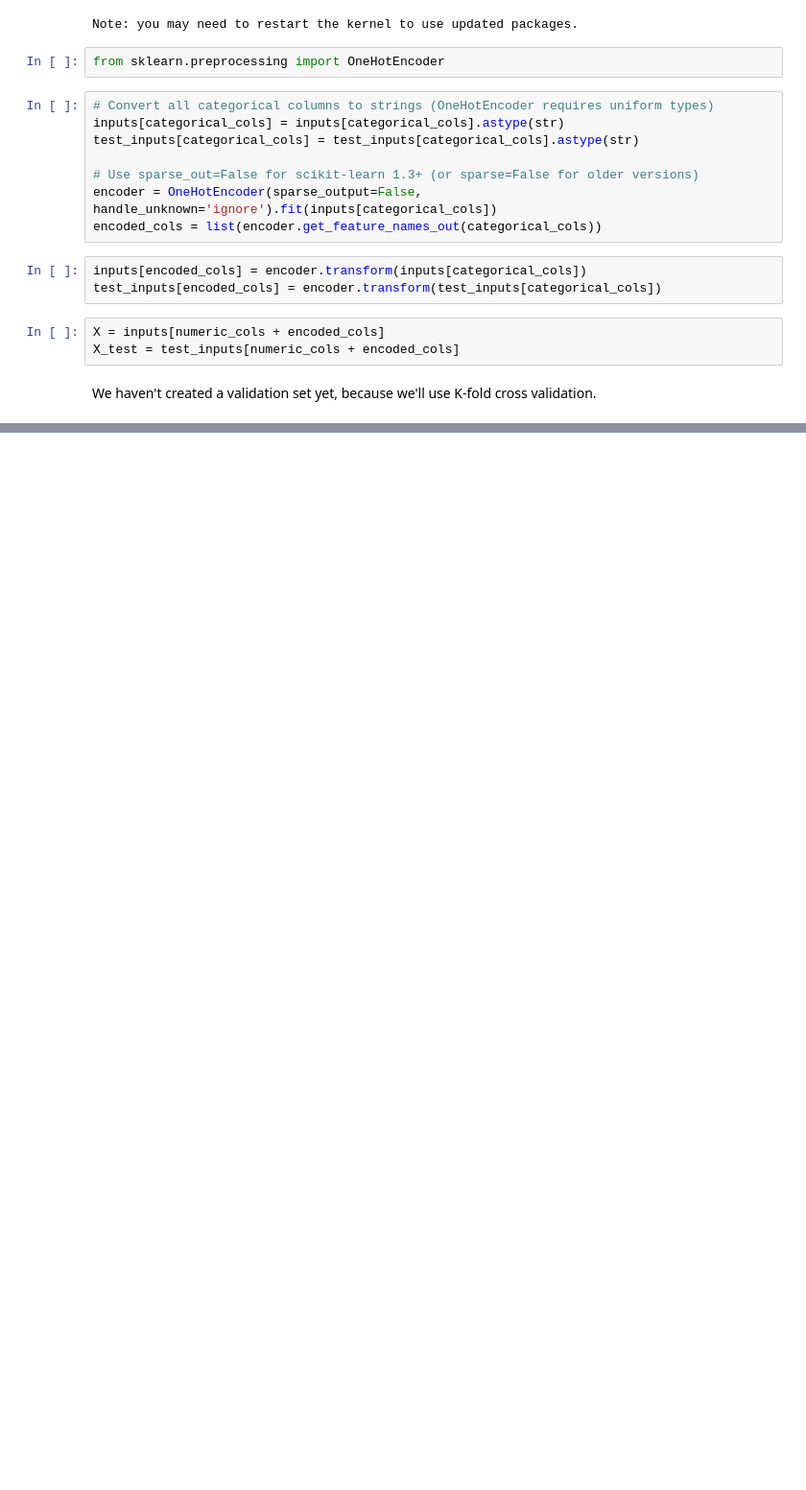
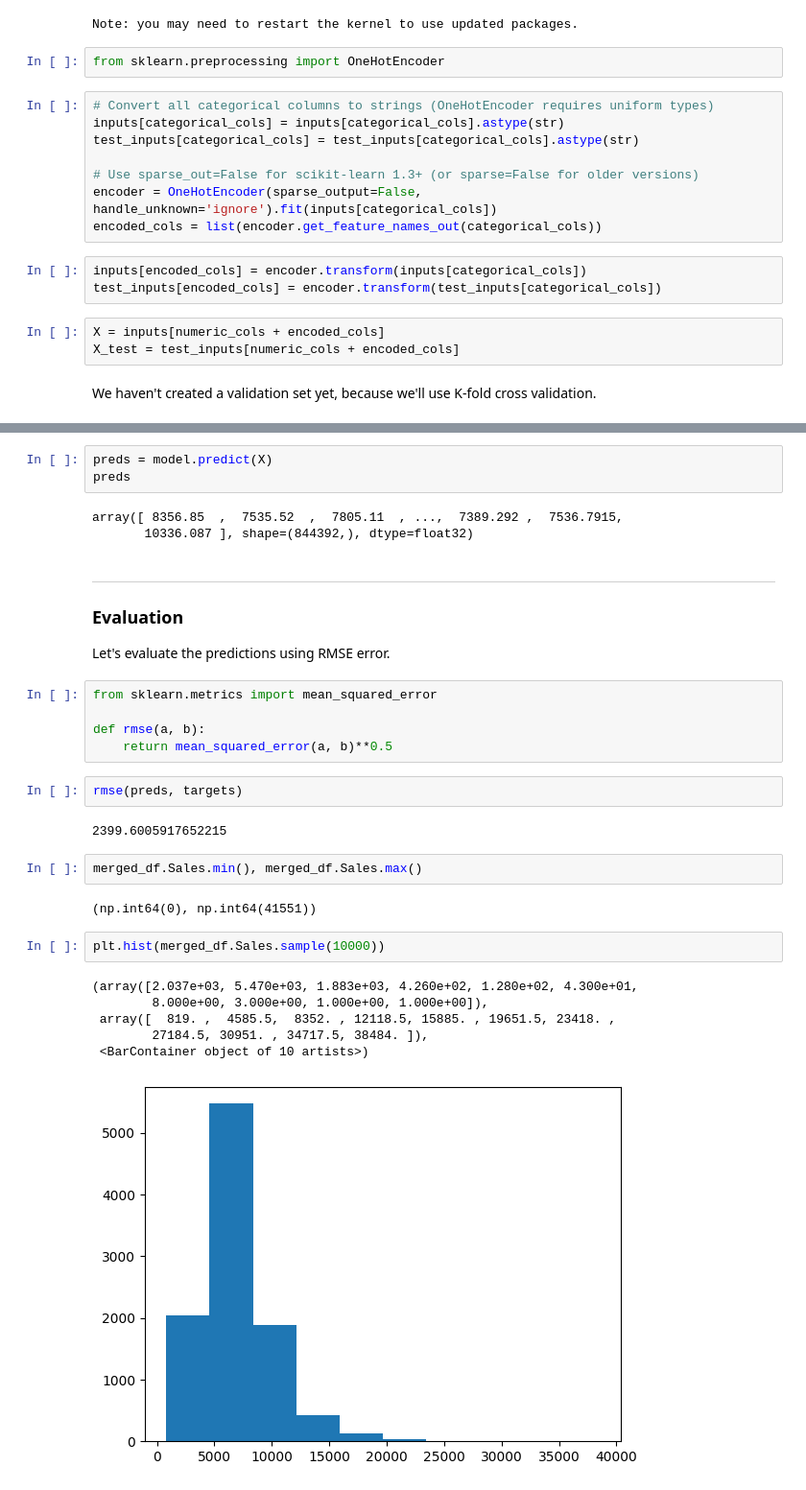
Before and after one commit to McLight-Note/AI-self-study, a Jupyter notebook: Project_12_Repeating/GradientBoosting/file.ipynb, the cells around one changed output, grey strips where cells are left out. Shown at 96% size. Cells and saved outputs as stored; diff of their text form; blank space fills up the shorter version.

```diff
--- a/Project_12_Repeating/GradientBoosting/file.ipynb
+++ b/Project_12_Repeating/GradientBoosting/file.ipynb
@@ -523,0 +607,33 @@ We haven't created a validation set yet, because we'll use K-fold cross validati
+# %%
+preds = model.predict(X)
+preds
+# %% [output]
+array([ 8356.85  ,  7535.52  ,  7805.11  , ...,  7389.292 ,  7536.7915,
+       10336.087 ], shape=(844392,), dtype=float32)
+# %% [markdown]
+----------
+### Evaluation
+
+Let's evaluate the predictions using RMSE error.
+# %%
+from sklearn.metrics import mean_squared_error
+
+def rmse(a, b):
+    return mean_squared_error(a, b)**0.5
+# %%
+rmse(preds, targets)
+# %% [output]
+2399.6005917652215
+# %%
+merged_df.Sales.min(), merged_df.Sales.max()
+# %% [output]
+(np.int64(0), np.int64(41551))
+# %%
+plt.hist(merged_df.Sales.sample(10000))
+# %% [output]
+(array([2.037e+03, 5.470e+03, 1.883e+03, 4.260e+02, 1.280e+02, 4.300e+01,
+        8.000e+00, 3.000e+00, 1.000e+00, 1.000e+00]),
+ array([  819. ,  4585.5,  8352. , 12118.5, 15885. , 19651.5, 23418. ,
+        27184.5, 30951. , 34717.5, 38484. ]),
+ <BarContainer object of 10 artists>)
+[figure, added]
```
Also changed, not shown: parts of 13 cells of this notebook, 1 other file.
